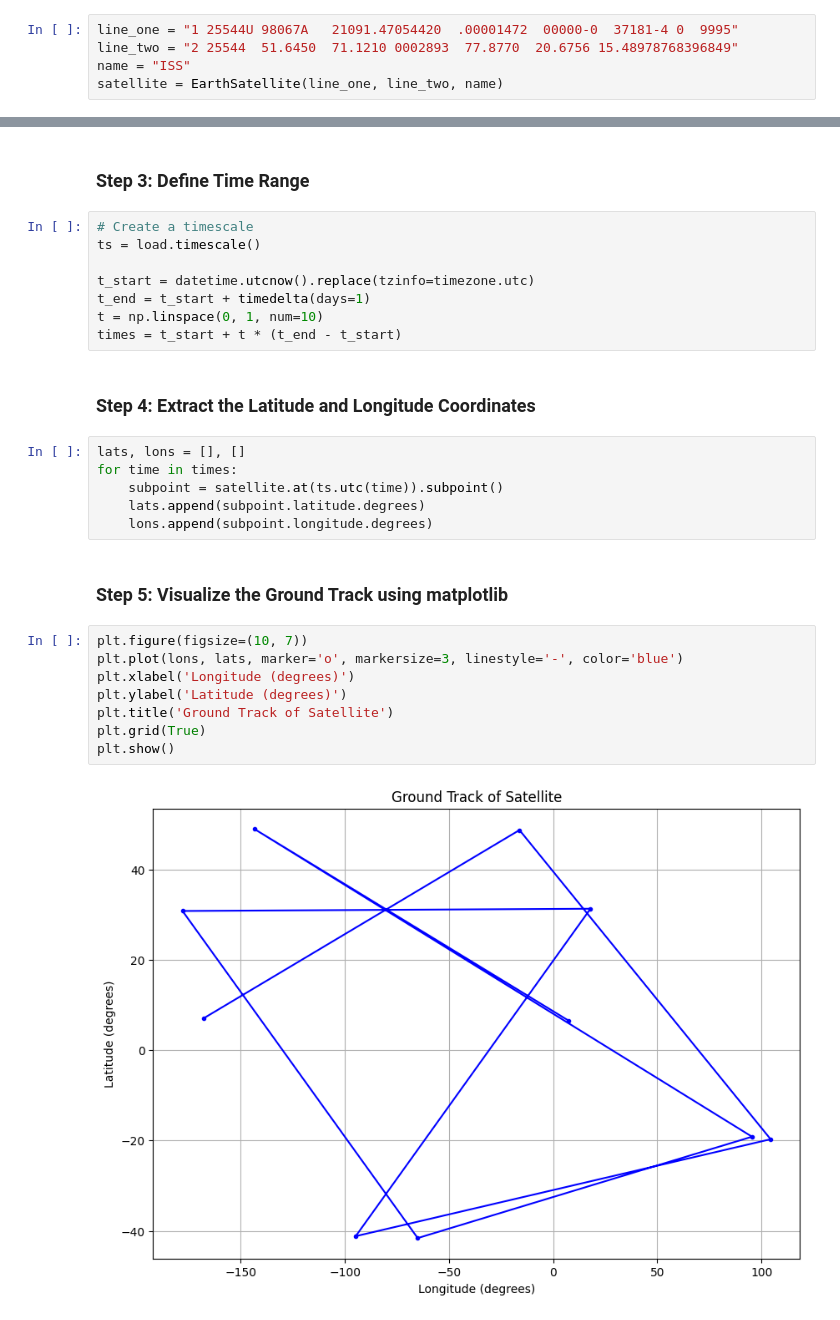
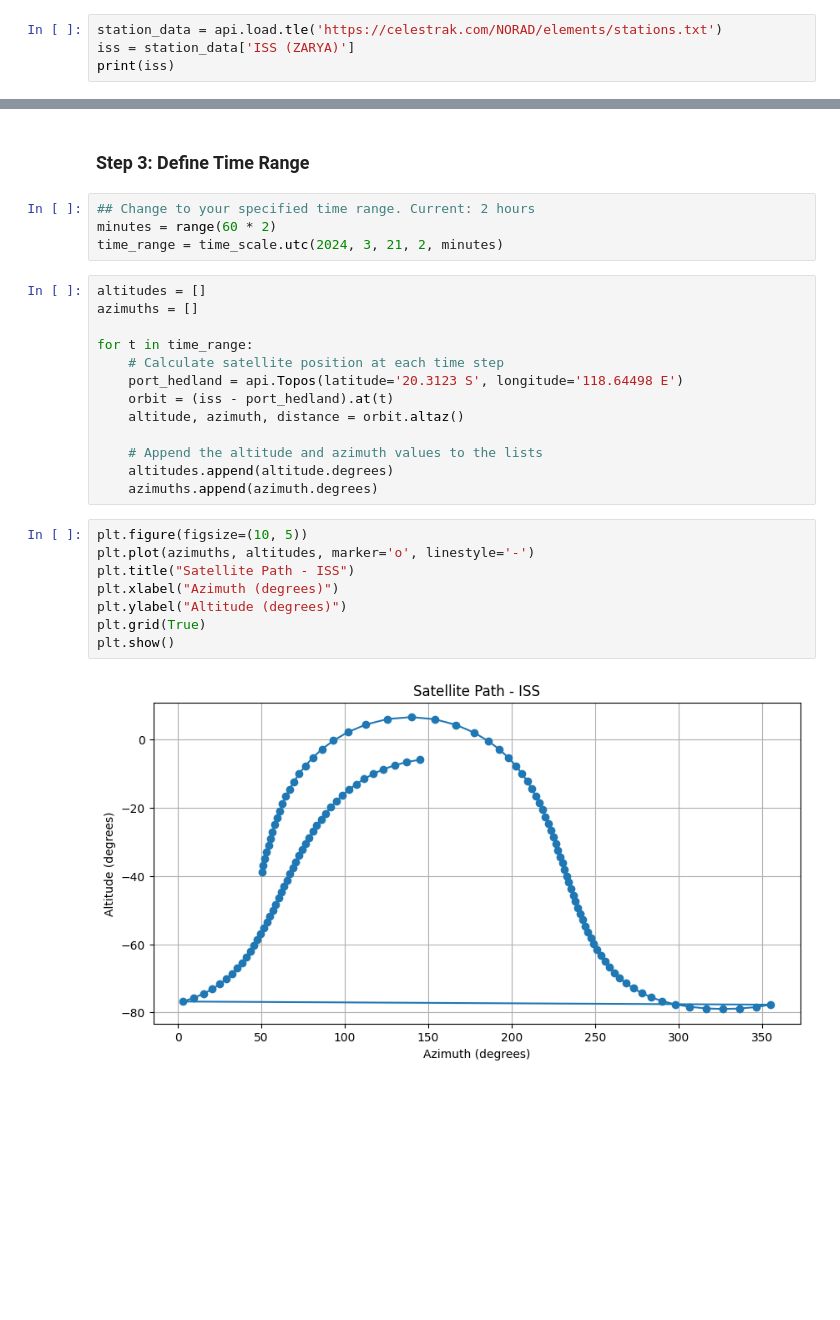
Before and after one commit to ANG13T/python-for-aerospace, a Jupyter notebook: Chapter 3 - Aerospace Libraries and File Formats/Project - Satellite Tracker/Satellite_Tracker.ipynb, the cells around one changed output, grey strips where cells are left out. Saved outputs shown, nothing was run; the diff lists cells and outputs as text; blank space fills up the shorter version.

```diff
--- a/Chapter 3 - Aerospace Libraries and File Formats/Project - Satellite Tracker/Satellite_Tracker.ipynb
+++ b/Chapter 3 - Aerospace Libraries and File Formats/Project - Satellite Tracker/Satellite_Tracker.ipynb
@@ -43,7 +50,6 @@ from datetime import datetime, timedelta, timezone
 # %% [markdown]
 ### Step 2: Define TLE Data
 # %%
-line_one = "1 25544U 98067A   21091.47054420  .00001472  00000-0  37181-4 0  9995"
-line_two = "2 25544  51.6450  71.1210 0002893  77.8770  20.6756 15.48978768396849"
-name = "ISS"
-satellite = EarthSatellite(line_one, line_two, name)
+station_data = api.load.tle('https://celestrak.com/NORAD/elements/stations.txt')
+iss = station_data['ISS (ZARYA)']
+print(iss)
@@ -50,30 +58,29 @@ satellite = EarthSatellite(line_one, line_two, name)
 # %% [markdown]
 ### Step 3: Define Time Range
 # %%
-# Create a timescale
-ts = load.timescale()
-
-t_start = datetime.utcnow().replace(tzinfo=timezone.utc)
-t_end = t_start + timedelta(days=1)
-t = np.linspace(0, 1, num=10)
-times = t_start + t * (t_end - t_start)
+## Change to your specified time range. Current: 2 hours
+minutes = range(60 * 2)
+time_range = time_scale.utc(2024, 3, 21, 2, minutes)
-# %% [markdown]
-### Step 4: Extract the Latitude and Longitude Coordinates
-# %%
-lats, lons = [], []
-for time in times:
-    subpoint = satellite.at(ts.utc(time)).subpoint()
-    lats.append(subpoint.latitude.degrees)
-    lons.append(subpoint.longitude.degrees)
-# %% [markdown]
-### Step 5: Visualize the Ground Track using matplotlib
-# %%
-plt.figure(figsize=(10, 7))
-plt.plot(lons, lats, marker='o', markersize=3, linestyle='-', color='blue')
-plt.xlabel('Longitude (degrees)')
-plt.ylabel('Latitude (degrees)')
-plt.title('Ground Track of Satellite')
-plt.grid(True)
-plt.show()
-# %% [output]
-[figure, removed]
+# %%
+altitudes = []
+azimuths = []
+
+for t in time_range:
+    # Calculate satellite position at each time step
+    port_hedland = api.Topos(latitude='20.3123 S', longitude='118.64498 E')
+    orbit = (iss - port_hedland).at(t)
+    altitude, azimuth, distance = orbit.altaz()
+
+    # Append the altitude and azimuth values to the lists
+    altitudes.append(altitude.degrees)
+    azimuths.append(azimuth.degrees)
+# %%
+plt.figure(figsize=(10, 5))
+plt.plot(azimuths, altitudes, marker='o', linestyle='-')
+plt.title("Satellite Path - ISS")
+plt.xlabel("Azimuth (degrees)")
+plt.ylabel("Altitude (degrees)")
+plt.grid(True)
+plt.show()
+# %% [output]
+[figure, added]
```
Also changed, not shown: parts of 21 cells of this notebook, 2 other files.
